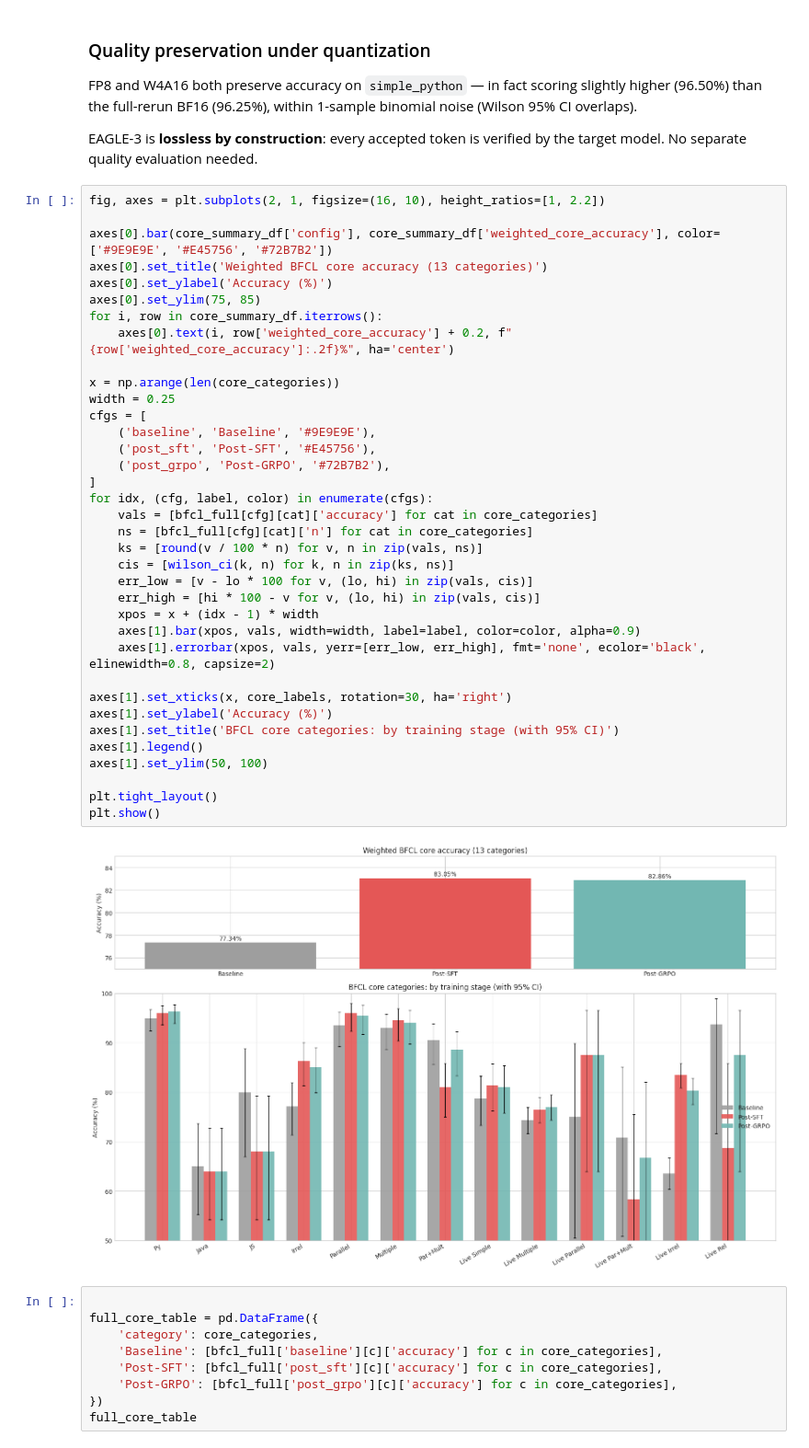
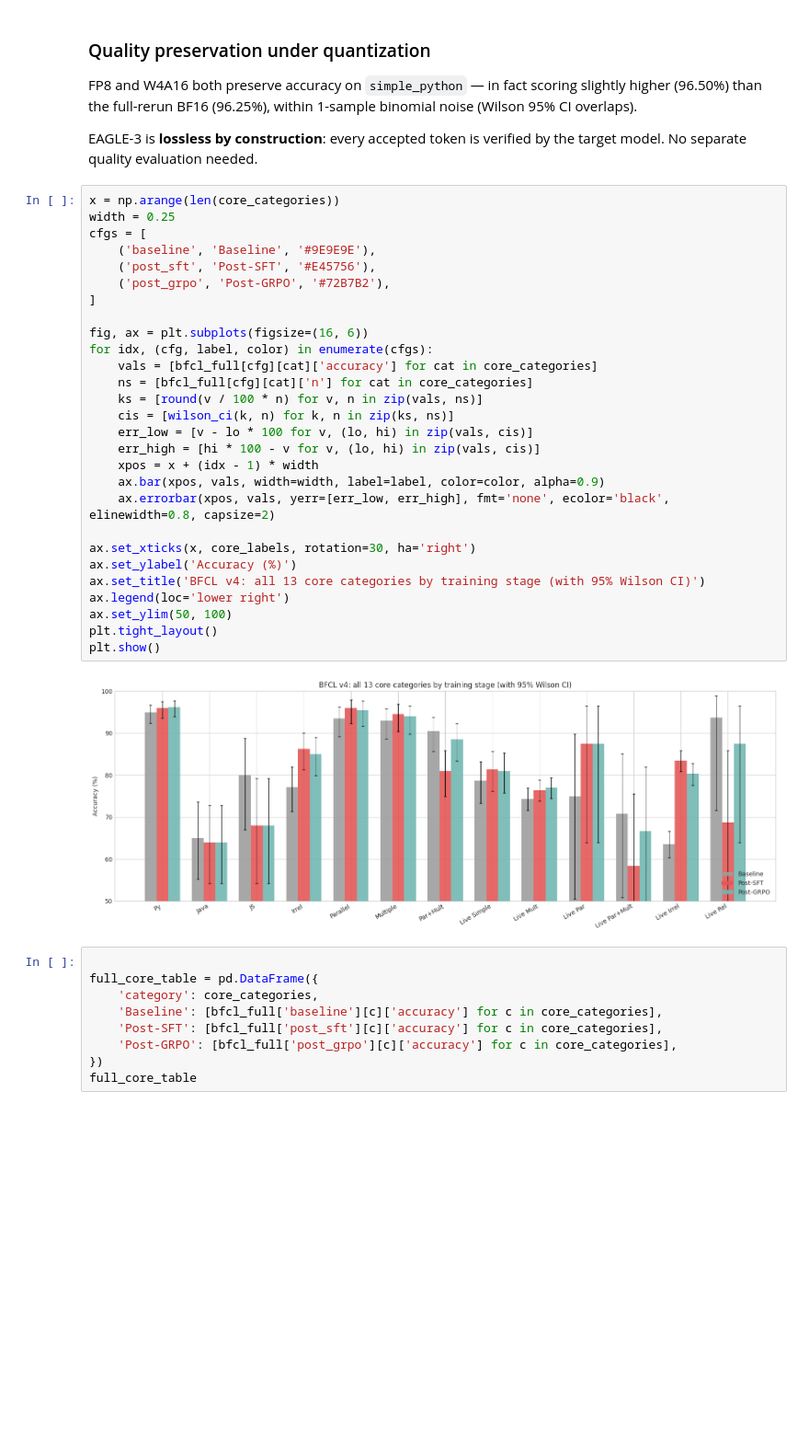
Before and after one commit to aimedvedevq/toolaceqwen, a Jupyter notebook: report.ipynb, the cells around one changed output. Shown at 92% size. Cells and saved outputs as stored; diff of their text form; blank space fills up the shorter version.

```diff
--- a/report.ipynb
+++ b/report.ipynb
@@ -127,44 +233,36 @@ We evaluated on the full BFCL v4 benchmark (13 categories, 3641 samples) for bas
 FP8 and W4A16 both preserve accuracy on `simple_python` — in fact scoring slightly higher (96.50%) than the full-rerun BF16 (96.25%), within 1-sample binomial noise (Wilson 95% CI overlaps).
 
 EAGLE-3 is **lossless by construction**: every accepted token is verified by the target model. No separate quality evaluation needed.
-# %%
-fig, axes = plt.subplots(2, 1, figsize=(16, 10), height_ratios=[1, 2.2])
-
-axes[0].bar(core_summary_df['config'], core_summary_df['weighted_core_accuracy'], color=['#9E9E9E', '#E45756', '#72B7B2'])
-axes[0].set_title('Weighted BFCL core accuracy (13 categories)')
-axes[0].set_ylabel('Accuracy (%)')
-axes[0].set_ylim(75, 85)
-for i, row in core_summary_df.iterrows():
-    axes[0].text(i, row['weighted_core_accuracy'] + 0.2, f"{row['weighted_core_accuracy']:.2f}%", ha='center')
-
-x = np.arange(len(core_categories))
-width = 0.25
-cfgs = [
-    ('baseline', 'Baseline', '#9E9E9E'),
-    ('post_sft', 'Post-SFT', '#E45756'),
-    ('post_grpo', 'Post-GRPO', '#72B7B2'),
-]
-for idx, (cfg, label, color) in enumerate(cfgs):
-    vals = [bfcl_full[cfg][cat]['accuracy'] for cat in core_categories]
-    ns = [bfcl_full[cfg][cat]['n'] for cat in core_categories]
-    ks = [round(v / 100 * n) for v, n in zip(vals, ns)]
-    cis = [wilson_ci(k, n) for k, n in zip(ks, ns)]
-    err_low = [v - lo * 100 for v, (lo, hi) in zip(vals, cis)]
-    err_high = [hi * 100 - v for v, (lo, hi) in zip(vals, cis)]
-    xpos = x + (idx - 1) * width
-    axes[1].bar(xpos, vals, width=width, label=label, color=color, alpha=0.9)
-    axes[1].errorbar(xpos, vals, yerr=[err_low, err_high], fmt='none', ecolor='black', elinewidth=0.8, capsize=2)
-
-axes[1].set_xticks(x, core_labels, rotation=30, ha='right')
-axes[1].set_ylabel('Accuracy (%)')
-axes[1].set_title('BFCL core categories: by training stage (with 95% CI)')
-axes[1].legend()
-axes[1].set_ylim(50, 100)
-
-plt.tight_layout()
-plt.show()
-# %% [output]
-[figure, removed]
+# %%
+x = np.arange(len(core_categories))
+width = 0.25
+cfgs = [
+    ('baseline', 'Baseline', '#9E9E9E'),
+    ('post_sft', 'Post-SFT', '#E45756'),
+    ('post_grpo', 'Post-GRPO', '#72B7B2'),
+]
+
+fig, ax = plt.subplots(figsize=(16, 6))
+for idx, (cfg, label, color) in enumerate(cfgs):
+    vals = [bfcl_full[cfg][cat]['accuracy'] for cat in core_categories]
+    ns = [bfcl_full[cfg][cat]['n'] for cat in core_categories]
+    ks = [round(v / 100 * n) for v, n in zip(vals, ns)]
+    cis = [wilson_ci(k, n) for k, n in zip(ks, ns)]
+    err_low = [v - lo * 100 for v, (lo, hi) in zip(vals, cis)]
+    err_high = [hi * 100 - v for v, (lo, hi) in zip(vals, cis)]
+    xpos = x + (idx - 1) * width
+    ax.bar(xpos, vals, width=width, label=label, color=color, alpha=0.9)
+    ax.errorbar(xpos, vals, yerr=[err_low, err_high], fmt='none', ecolor='black', elinewidth=0.8, capsize=2)
+
+ax.set_xticks(x, core_labels, rotation=30, ha='right')
+ax.set_ylabel('Accuracy (%)')
+ax.set_title('BFCL v4: all 13 core categories by training stage (with 95% Wilson CI)')
+ax.legend(loc='lower right')
+ax.set_ylim(50, 100)
+plt.tight_layout()
+plt.show()
+# %% [output]
+[figure, added]
 # %%
 
 full_core_table = pd.DataFrame({
```
Also changed, not shown: parts of 3 cells of this notebook.
